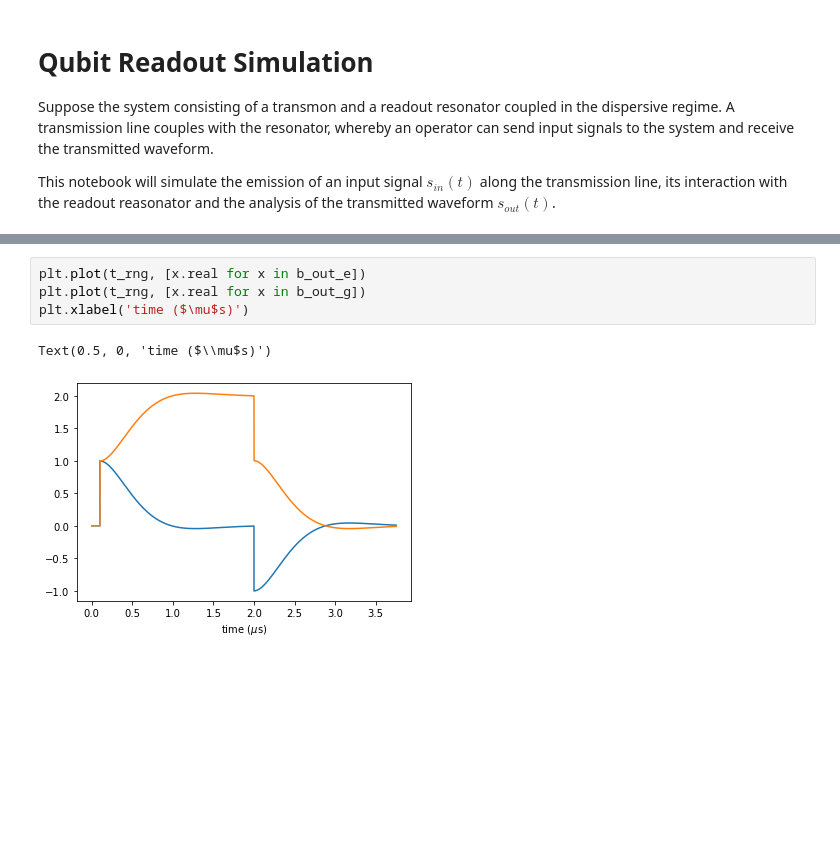
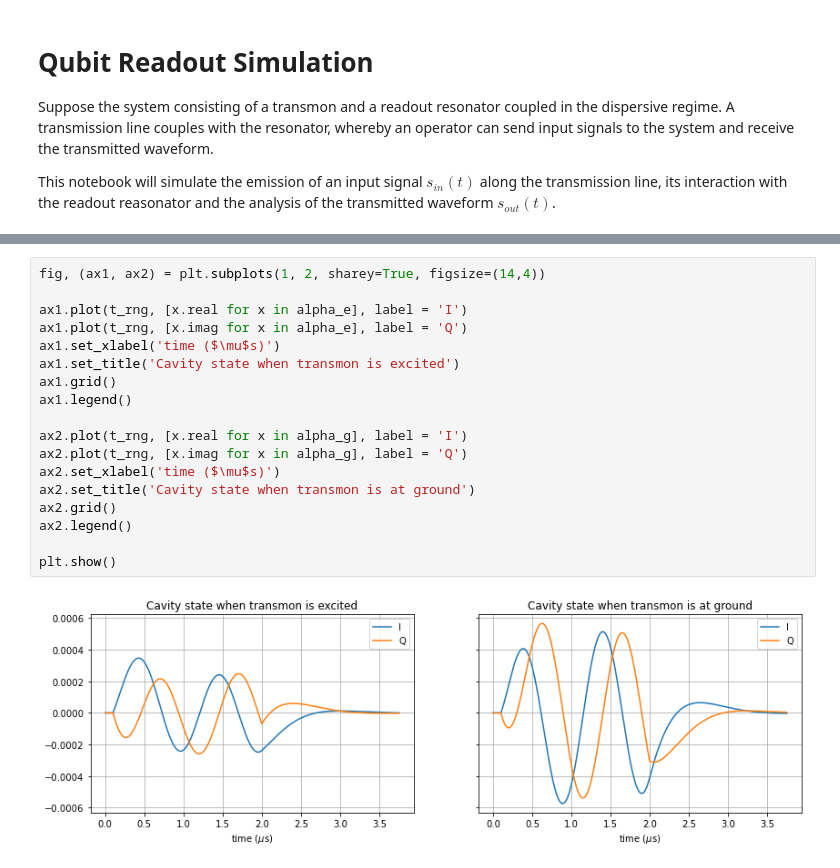
Before and after one commit to fernandovldrs/qcrew-readout, a Jupyter notebook: readout_simulation.ipynb, the cells around one changed output, grey strips where cells are left out. Cells and saved outputs as stored; diff of their text form; blank space fills up the shorter version.

```diff
--- a/readout_simulation.ipynb
+++ b/readout_simulation.ipynb
@@ -94,7 +81,20 @@ Text(0.5, 0, 'time ($\\mu$s)')
-# %%
-plt.plot(t_rng, [x.real for x in b_out_e])
-plt.plot(t_rng, [x.real for x in b_out_g])
-plt.xlabel('time ($\mu$s)')
-# %% [output]
-Text(0.5, 0, 'time ($\\mu$s)')
-[figure, removed]
+# %%
+fig, (ax1, ax2) = plt.subplots(1, 2, sharey=True, figsize=(14,4))
+
+ax1.plot(t_rng, [x.real for x in alpha_e], label = 'I')
+ax1.plot(t_rng, [x.imag for x in alpha_e], label = 'Q')
+ax1.set_xlabel('time ($\mu$s)')
+ax1.set_title('Cavity state when transmon is excited')
+ax1.grid()
+ax1.legend()
+
+ax2.plot(t_rng, [x.real for x in alpha_g], label = 'I')
+ax2.plot(t_rng, [x.imag for x in alpha_g], label = 'Q')
+ax2.set_xlabel('time ($\mu$s)')
+ax2.set_title('Cavity state when transmon is at ground')
+ax2.grid()
+ax2.legend()
+
+plt.show()
+# %% [output]
+[figure, added]
```
Also changed, not shown: parts of 18 cells of this notebook.
